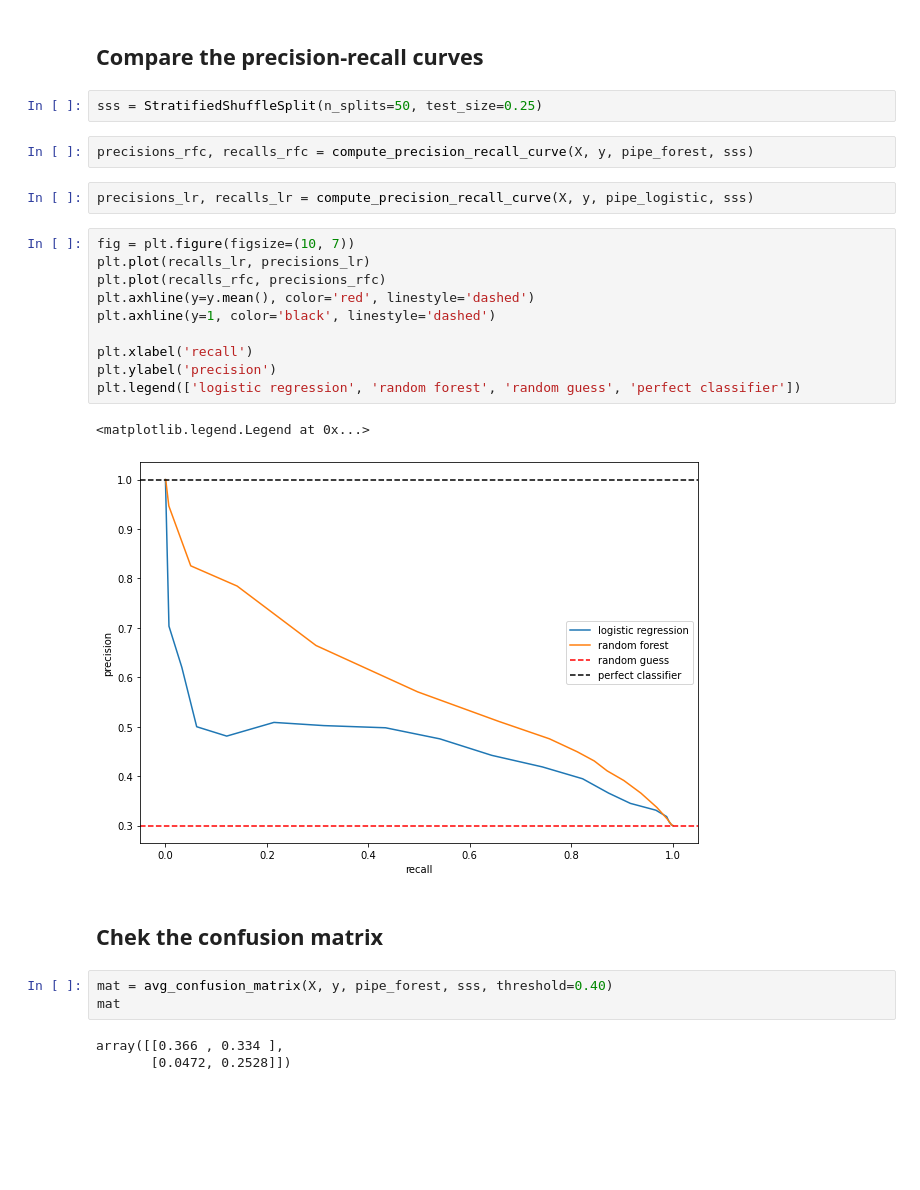
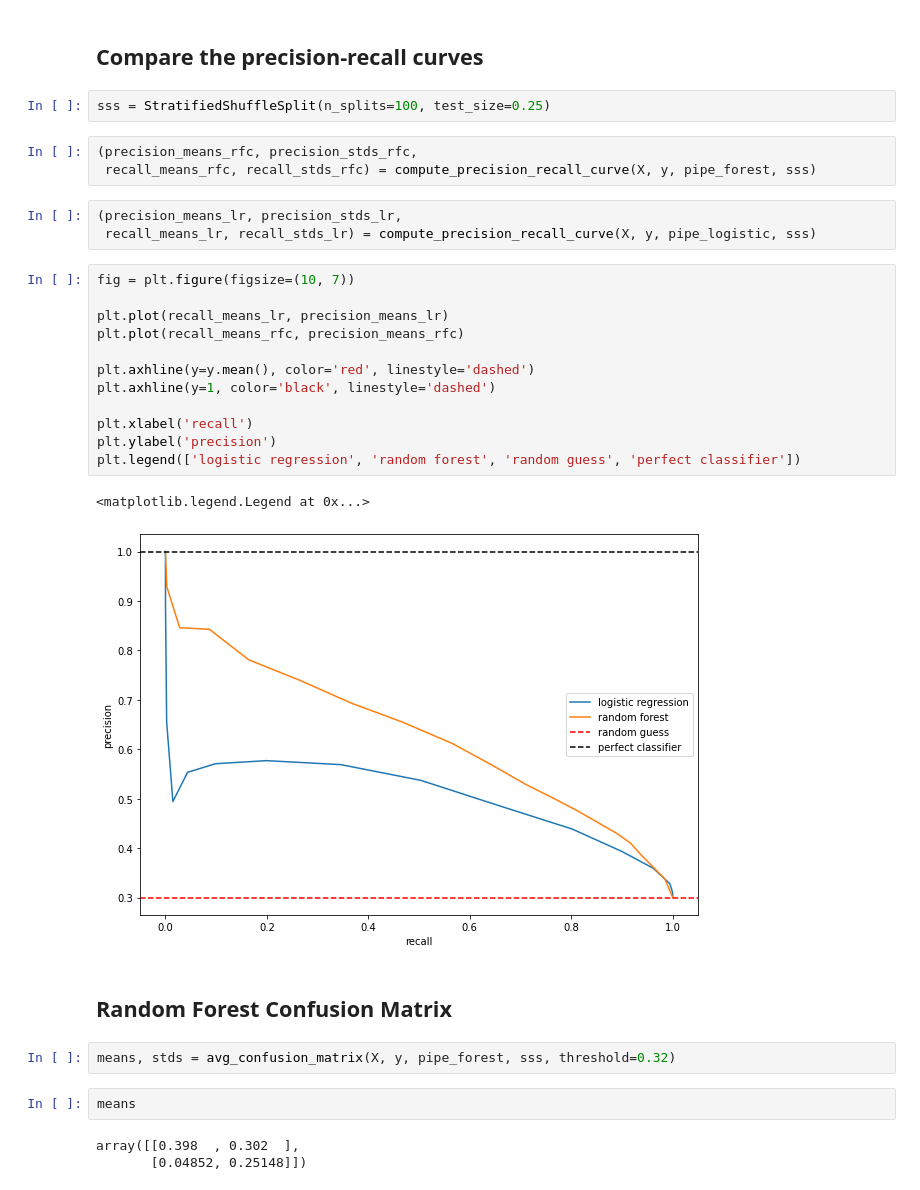
Before and after one commit to glillacci/loans, a Jupyter notebook: 4_Model_comparison.ipynb, the cells around one changed output. Drawn from its saved outputs; the diff is of its cells as text; blank space fills up the shorter version.

```diff
--- a/4_Model_comparison.ipynb
+++ b/4_Model_comparison.ipynb
@@ -82,29 +82,34 @@ pipe_forest = Pipeline(steps=[('encode', encoder),
 # %% [markdown]
 ## Compare the precision-recall curves
 # %%
-sss = StratifiedShuffleSplit(n_splits=50, test_size=0.25)
+sss = StratifiedShuffleSplit(n_splits=100, test_size=0.25)
 # %%
-precisions_rfc, recalls_rfc = compute_precision_recall_curve(X, y, pipe_forest, sss)
+(precision_means_rfc, precision_stds_rfc,
+ recall_means_rfc, recall_stds_rfc) = compute_precision_recall_curve(X, y, pipe_forest, sss)
 # %%
-precisions_lr, recalls_lr = compute_precision_recall_curve(X, y, pipe_logistic, sss)
+(precision_means_lr, precision_stds_lr,
+ recall_means_lr, recall_stds_lr) = compute_precision_recall_curve(X, y, pipe_logistic, sss)
 # %%
 fig = plt.figure(figsize=(10, 7))
-plt.plot(recalls_lr, precisions_lr)
-plt.plot(recalls_rfc, precisions_rfc)
+
+plt.plot(recall_means_lr, precision_means_lr)
+plt.plot(recall_means_rfc, precision_means_rfc)
+
 plt.axhline(y=y.mean(), color='red', linestyle='dashed')
 plt.axhline(y=1, color='black', linestyle='dashed')
 
 plt.xlabel('recall')
 plt.ylabel('precision')
 plt.legend(['logistic regression', 'random forest', 'random guess', 'perfect classifier'])
 # %% [output]
 <matplotlib.legend.Legend at 0x...>
-[figure, old version]
+[figure, new version]
-# %% [markdown]
-## Chek the confusion matrix
+# %% [markdown]
+## Random Forest Confusion Matrix
 # %%
-mat = avg_confusion_matrix(X, y, pipe_forest, sss, threshold=0.40)
-mat
+means, stds = avg_confusion_matrix(X, y, pipe_forest, sss, threshold=0.32)
-# %% [output]
-array([[0.366 , 0.334 ],
-       [0.0472, 0.2528]])
+# %%
+means
+# %% [output]
+array([[0.398  , 0.302  ],
+       [0.04852, 0.25148]])
```
Also changed, not shown: parts of 7 cells of this notebook, 3 other files.
